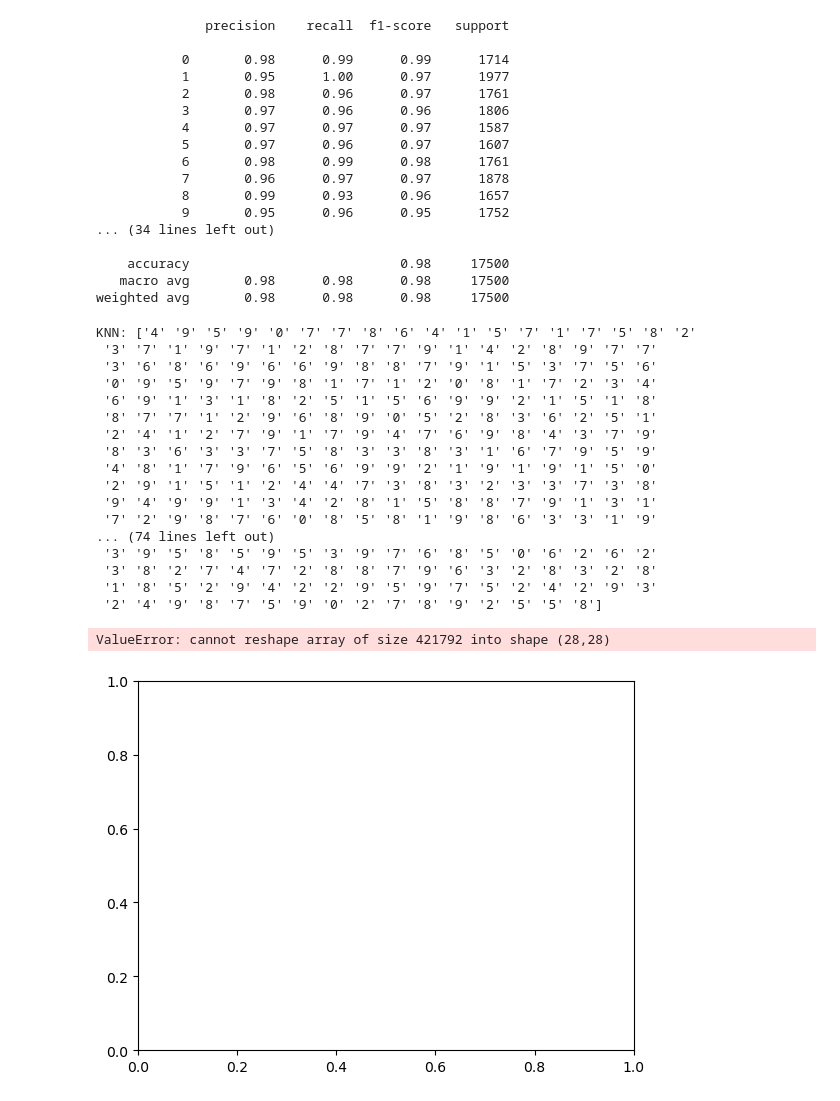
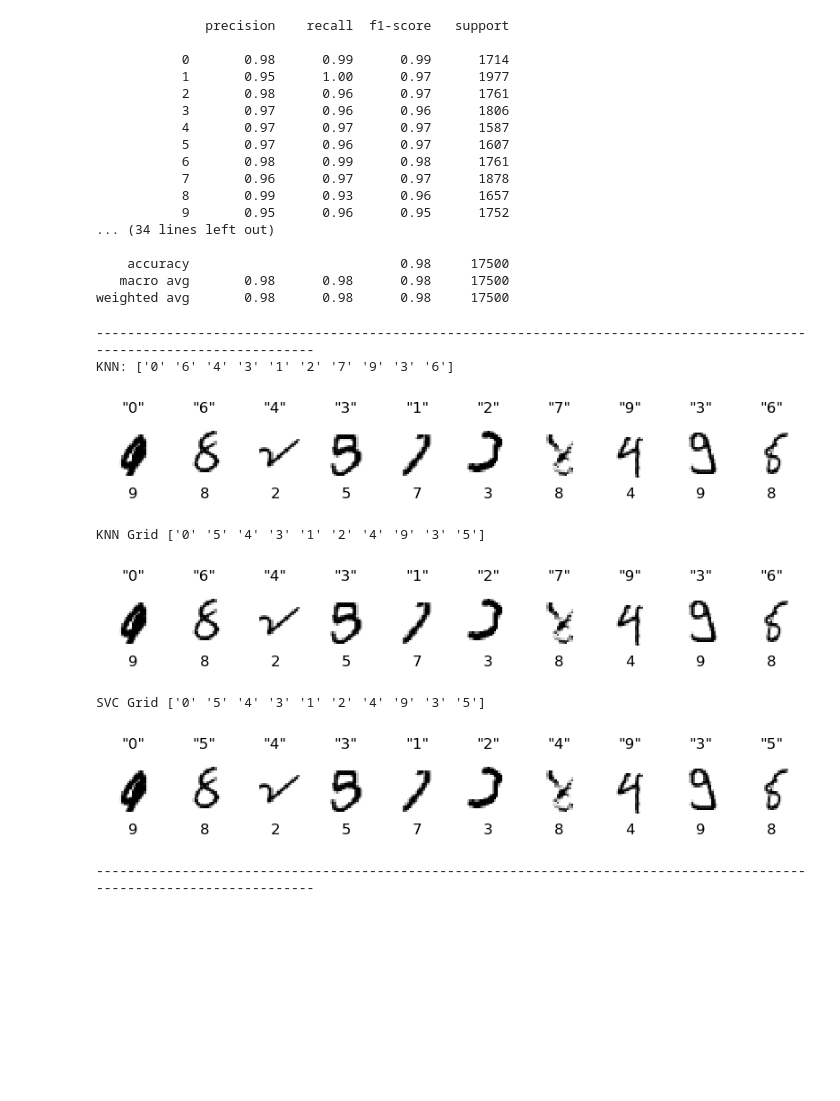
Before and after one commit to ParsaRezaei/ECE_4715.F23, a Jupyter notebook: Playground/MNIST/mnist.ipynb, the cells around one changed output. Cells and saved outputs as stored; diff of their text form; code cells hidden in the pictures; blank space fills up the shorter version.

```diff
--- a/Playground/MNIST/mnist.ipynb
+++ b/Playground/MNIST/mnist.ipynb
@@ -317,24 +320,14 @@ def print_num(index):
 indexOG = y_test != y_pred
 indexGrid = y_test != yGrid_pred
 indexGridSVC = y_test != yGridSVC_pred
-S
-# %% [output]
-KNN: ['4' '9' '5' '9' '0' '7' '7' '8' '6' '4' '1' '5' '7' '1' '7' '5' '8' '2'
- '3' '7' '1' '9' '7' '1' '2' '8' '7' '7' '9' '1' '4' '2' '8' '9' '7' '7'
- '3' '6' '8' '6' '9' '6' '6' '9' '8' '8' '7' '9' '1' '5' '3' '7' '5' '6'
- '0' '9' '5' '9' '7' '9' '8' '1' '7' '1' '2' '0' '8' '1' '7' '2' '3' '4'
- '6' '9' '1' '3' '1' '8' '2' '5' '1' '5' '6' '9' '9' '2' '1' '5' '1' '8'
- '8' '7' '7' '1' '2' '9' '6' '8' '9' '0' '5' '2' '8' '3' '6' '2' '5' '1'
- '2' '4' '1' '2' '7' '9' '1' '7' '9' '4' '7' '6' '9' '8' '4' '3' '7' '9'
- '8' '3' '6' '3' '3' '7' '5' '8' '3' '3' '8' '3' '1' '6' '7' '9' '5' '9'
- '4' '8' '1' '7' '9' '6' '5' '6' '9' '9' '2' '1' '9' '1' '9' '1' '5' '0'
- '2' '9' '1' '5' '1' '2' '4' '4' '7' '3' '8' '3' '2' '3' '3' '7' '3' '8'
- '9' '4' '9' '9' '1' '3' '4' '2' '8' '1' '5' '8' '8' '7' '9' '1' '3' '1'
- '7' '2' '9' '8' '7' '6' '0' '8' '5' '8' '1' '9' '8' '6' '3' '3' '1' '9'
-... (74 lines left out)
- '3' '9' '5' '8' '5' '9' '5' '3' '9' '7' '6' '8' '5' '0' '6' '2' '6' '2'
- '3' '8' '2' '7' '4' '7' '2' '8' '8' '7' '9' '6' '3' '2' '8' '3' '2' '8'
- '1' '8' '5' '2' '9' '4' '2' '2' '9' '5' '9' '7' '5' '2' '4' '2' '9' '3'
- '2' '4' '9' '8' '7' '5' '9' '0' '2' '7' '8' '9' '2' '5' '5' '8']
-ValueError: cannot reshape array of size 421792 into shape (28,28)
-[figure, removed]
+# %%
+#function to plot OG misclassified
+def plot_compare_misclassified(index, ranges, page):
+    print("-----------------------------------------------------------------------------------------------------------------------")
+    print("KNN:", yGrid_pred[index][(ranges*(page-1)):(ranges*page)])
+    plot_digits(X_test[index][(ranges*(page-1)):(ranges*page)], y_test[index][(ranges*(page-1)):(ranges*page)], y_pred[index][(ranges*(page-1)):(ranges*page)], images_per_row=10)
+    print("KNN Grid", yGridSVC_pred[index][(ranges*(page-1)):(ranges*page)])
+    plot_digits(X_test[index][(ranges*(page-1)):(ranges*page)], y_test[index][(ranges*(page-1)):(ranges*page)], yGrid_pred[index][(ranges*(page-1)):(ranges*page)], images_per_row=10)
+    print("SVC Grid", yGridSVC_pred[index][(ranges*(page-1)):(ranges*page)])
+    plot_digits(X_test[index][(ranges*(page-1)):(ranges*page)], y_test[index][(ranges*(page-1)):(ranges*page)], yGridSVC_pred[index][(ranges*(page-1)):(ranges*page)], images_per_row=10)
+    print("-----------------------------------------------------------------------------------------------------------------------")
@@ -340,0 +338,15 @@ ValueError: cannot reshape array of size 421792 into shape (28,28)
+# %%
+#get the index of the misclassified numbers that all three models got wrong
+indexAll = np.logical_and(indexOG, indexGrid)
+indexAll = np.logical_and(indexAll, indexGridSVC)
+
+plot_compare_misclassified(indexAll, 10, 1)
+# %% [output]
+-----------------------------------------------------------------------------------------------------------------------
+KNN: ['0' '6' '4' '3' '1' '2' '7' '9' '3' '6']
+[figure, added]
+KNN Grid ['0' '5' '4' '3' '1' '2' '4' '9' '3' '5']
+[figure, added]
+SVC Grid ['0' '5' '4' '3' '1' '2' '4' '9' '3' '5']
+[figure, added]
+-----------------------------------------------------------------------------------------------------------------------
```
Also changed, not shown: parts of 4 cells of this notebook.
